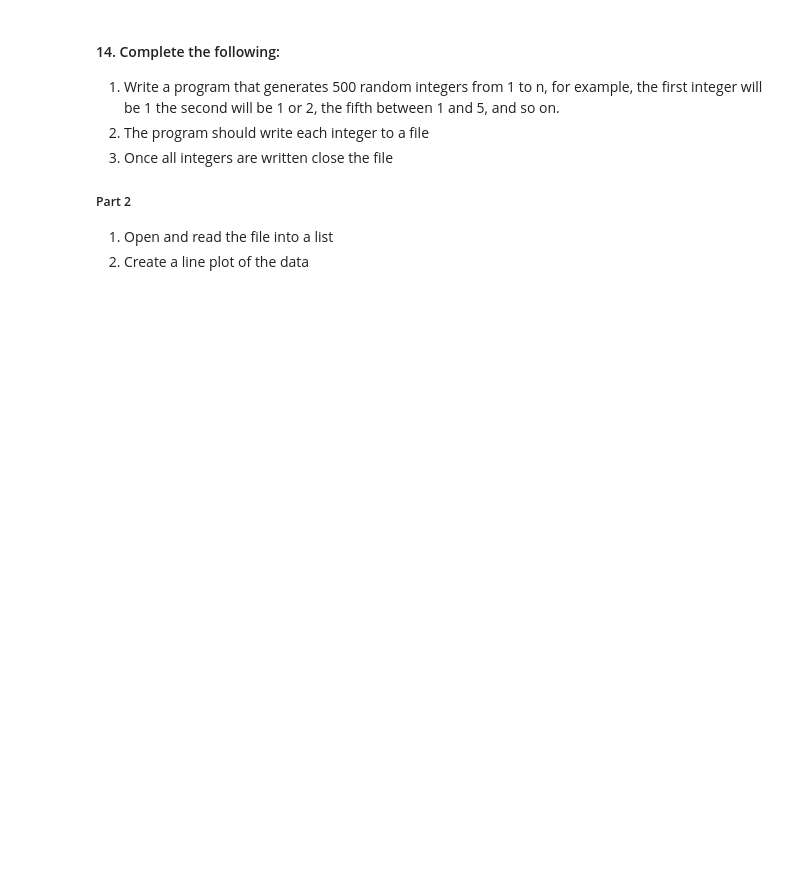
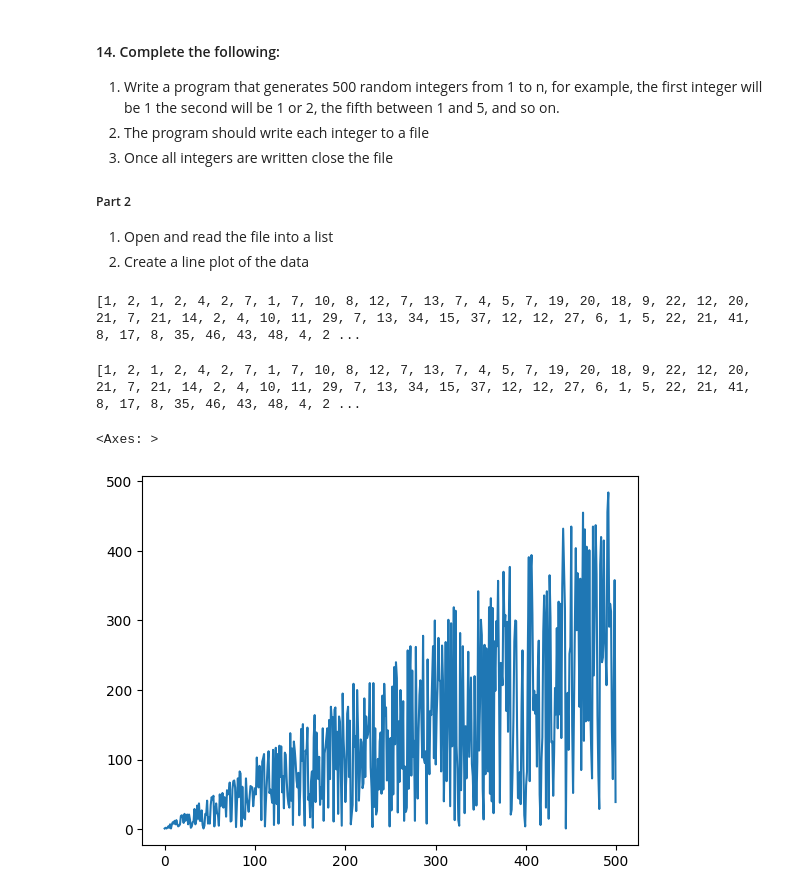
Before and after one commit to MinhPhanBabsonMSBA/OIM7502_F25, a Jupyter notebook: 01-python_concepts.ipynb, the cells around one changed output. Saved outputs shown, nothing was run; the diff lists cells and outputs as text; code cells hidden in the pictures; blank space fills up the shorter version.

```diff
--- a/01-python_concepts.ipynb
+++ b/01-python_concepts.ipynb
@@ -116,7 +120,7 @@ print(content)
 
 # Open file for write:
 with open("text.txt", "w") as f:
-	f.write("Hello Second World!")
+	f.write("Hello Third World!")
 
 
 with open("text.txt", "r") as f:
@@ -130,3 +144,10 @@ Hello Second World!
 # %% [markdown]
 #### 12. Write the code needed to evaluate whether a value in a group of values is negative or postive and prints an approriate message, i.e. postive, negative
 -1.59, 2.36, 1.69, 1.13, -0.91, 1.48, -0.34, 1.31, -0.74, 0.2
+# %%
+a = [-1.59, 2.36, 1.69, 1.13, -0.91, 1.48, -0.34, 1.31, -0.74, 0.2]
+for i in a :
+    if i > 0:
+        print(f"{i} is positive")
+    else:
+        print(f"{i} is negative")
@@ -139,3 +171,27 @@ Hello Second World!
 ##### Part 2
 1. Open and read the file into a list
 2. Create a line plot of the data
+# %%
+# Part 1:
+import random
+size = 500
+random_integers = [random.randint(1, i + 1) for i in range(size)]
+print(random_integers)
+with open("random_integers.txt", "w") as f:
+	for number in random_integers:
+		f.write(f"{number}\n")
+# %% [output]
+[1, 2, 1, 2, 4, 2, 7, 1, 7, 10, 8, 12, 7, 13, 7, 4, 5, 7, 19, 20, 18, 9, 22, 12, 20, 21, 7, 21, 14, 2, 4, 10, 11, 29, 7, 13, 34, 15, 37, 12, 12, 27, 6, 1, 5, 22, 21, 41, 8, 17, 8, 35, 46, 43, 48, 4, 2 ...
+# %%
+# Part 2:
+with open("random_integers.txt", "r") as f:
+    numbers = [int(line.strip()) for line in f.readlines()]
+print(numbers)
+# %% [output]
+[1, 2, 1, 2, 4, 2, 7, 1, 7, 10, 8, 12, 7, 13, 7, 4, 5, 7, 19, 20, 18, 9, 22, 12, 20, 21, 7, 21, 14, 2, 4, 10, 11, 29, 7, 13, 34, 15, 37, 12, 12, 27, 6, 1, 5, 22, 21, 41, 8, 17, 8, 35, 46, 43, 48, 4, 2 ...
+# %%
+import seaborn as sns
+sns.lineplot(numbers)
+# %% [output]
+<Axes: >
+[figure, added]
```
Also changed, not shown: parts of 12 cells of this notebook.
